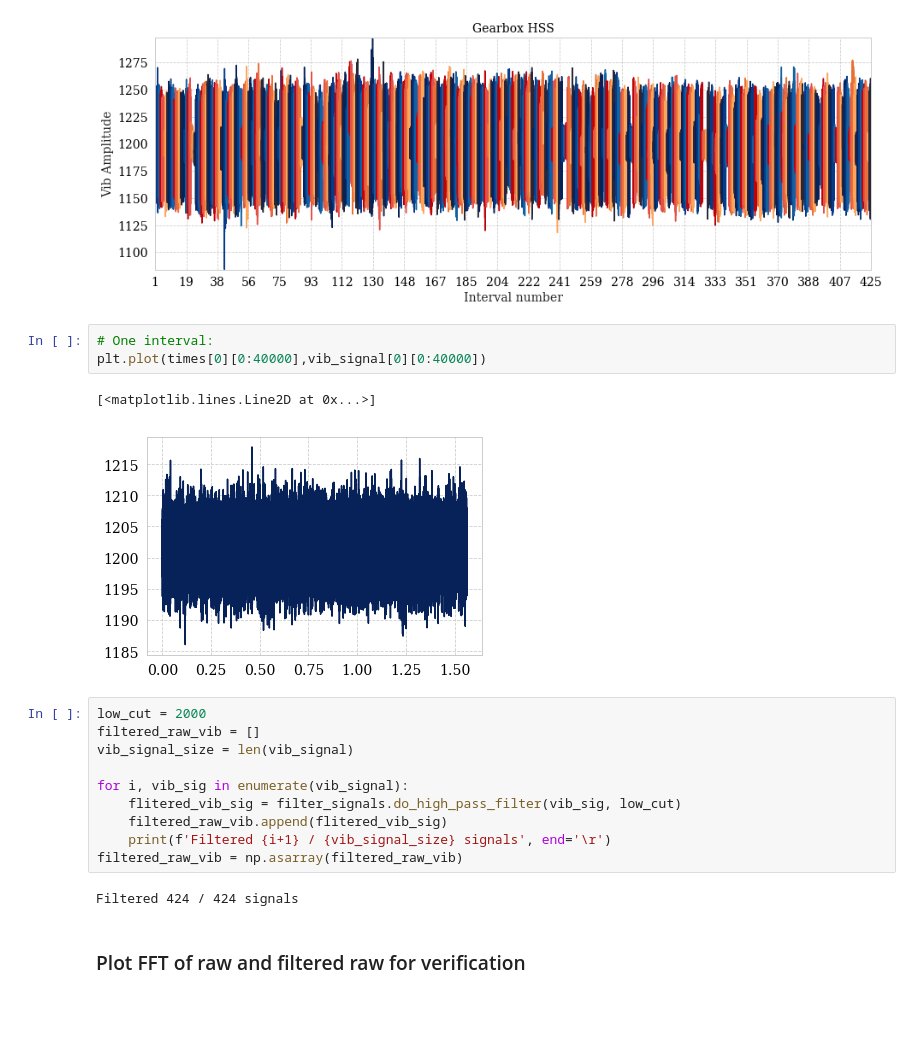
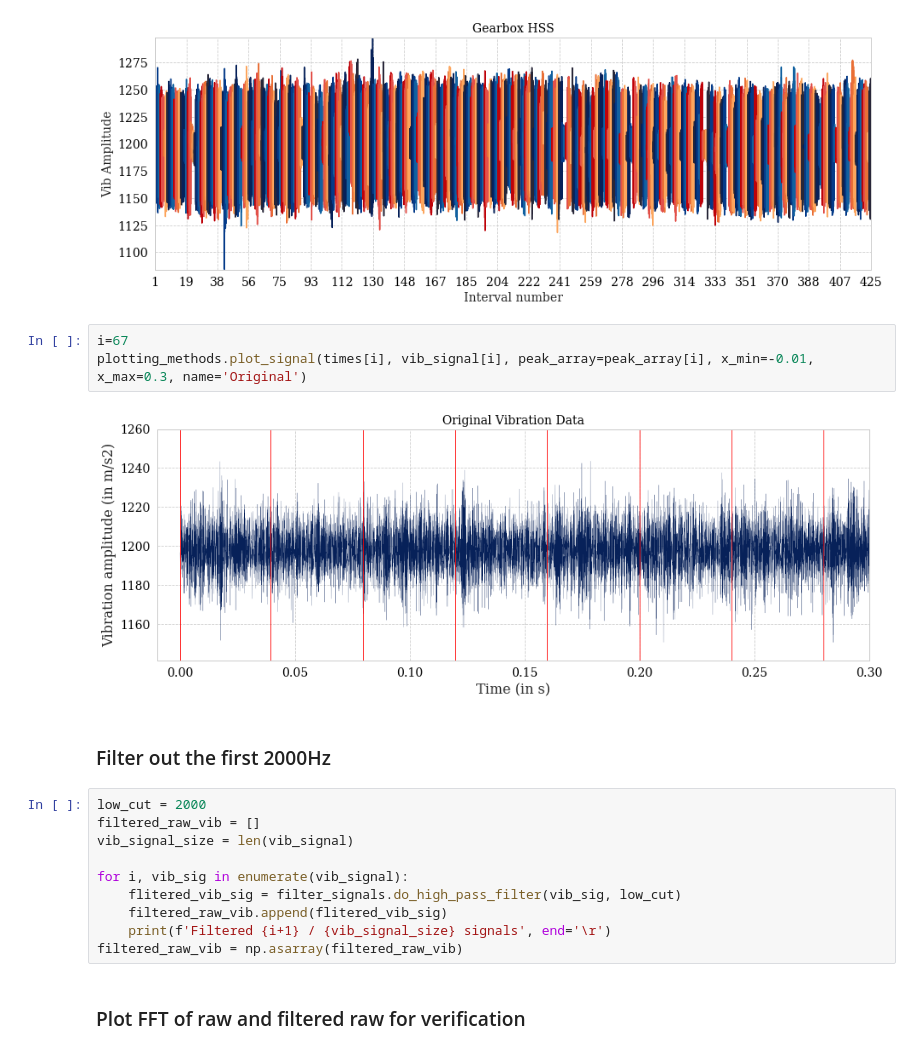
Before and after one commit to StianIsmar/master-thesis, a Jupyter notebook: src/efd_GbxHssRs/wt04_morten.ipynb, the cells around one changed output. Saved outputs shown, nothing was run; the diff lists cells and outputs as text; blank space fills up the shorter version.

```diff
--- a/src/efd_GbxHssRs/wt04_morten.ipynb
+++ b/src/efd_GbxHssRs/wt04_morten.ipynb
@@ -48,12 +56,13 @@ envelope.plot_vib_consecutive(vib_signal)
 5
 110886912
 [figure]
-# %%
-# One interval:
-plt.plot(times[0][0:40000],vib_signal[0][0:40000])
-# %% [output]
-[<matplotlib.lines.Line2D at 0x...>]
-[figure, removed]
+# %%
+i=67
+plotting_methods.plot_signal(times[i], vib_signal[i], peak_array=peak_array[i], x_min=-0.01, x_max=0.3, name='Original')
+# %% [output]
+[figure, added]
+# %% [markdown]
+### Filter out the first 2000Hz
 # %%
 low_cut = 2000
 filtered_raw_vib = []
@@ -64,8 +73,6 @@ for i, vib_sig in enumerate(vib_signal):
     filtered_raw_vib.append(flitered_vib_sig)
     print(f'Filtered {i+1} / {vib_signal_size} signals', end='\r')
 filtered_raw_vib = np.asarray(filtered_raw_vib)
-# %% [output]
-Filtered 424 / 424 signals
 # %% [markdown]
 ### Plot FFT of raw and filtered raw for verification
 # %%
```
Also changed, not shown: parts of 21 cells of this notebook, 7 other files.
